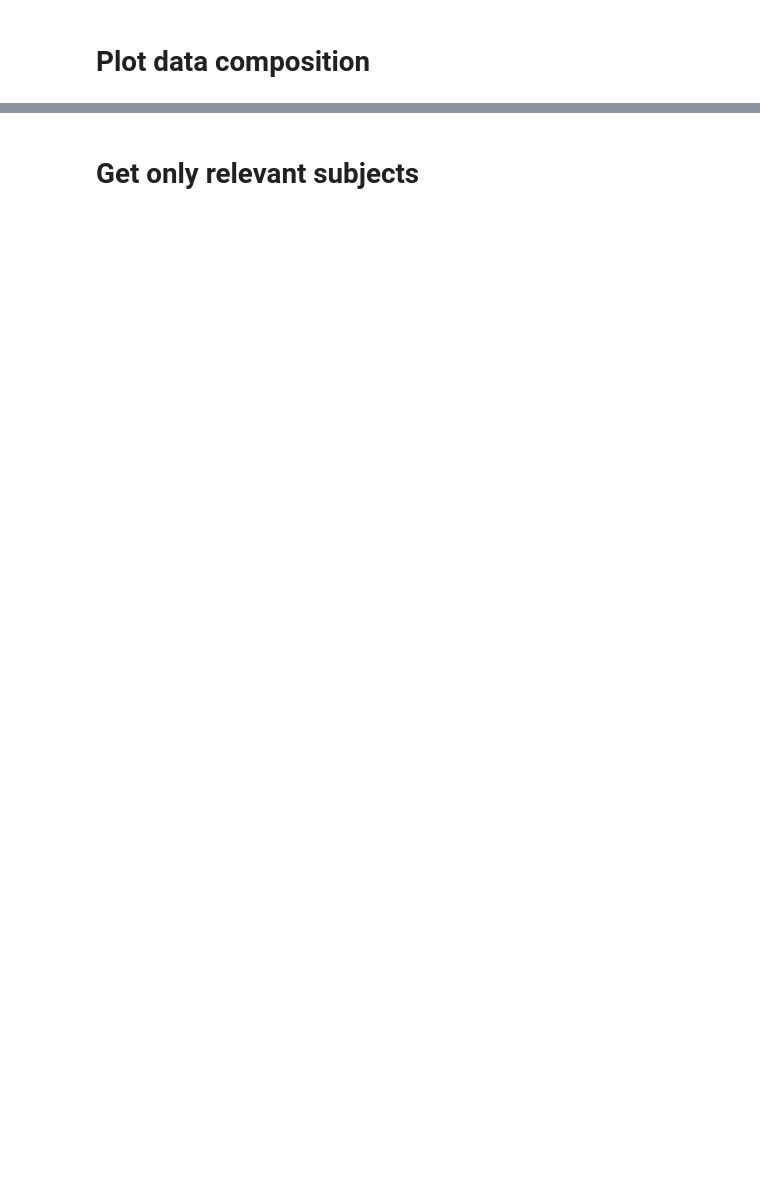
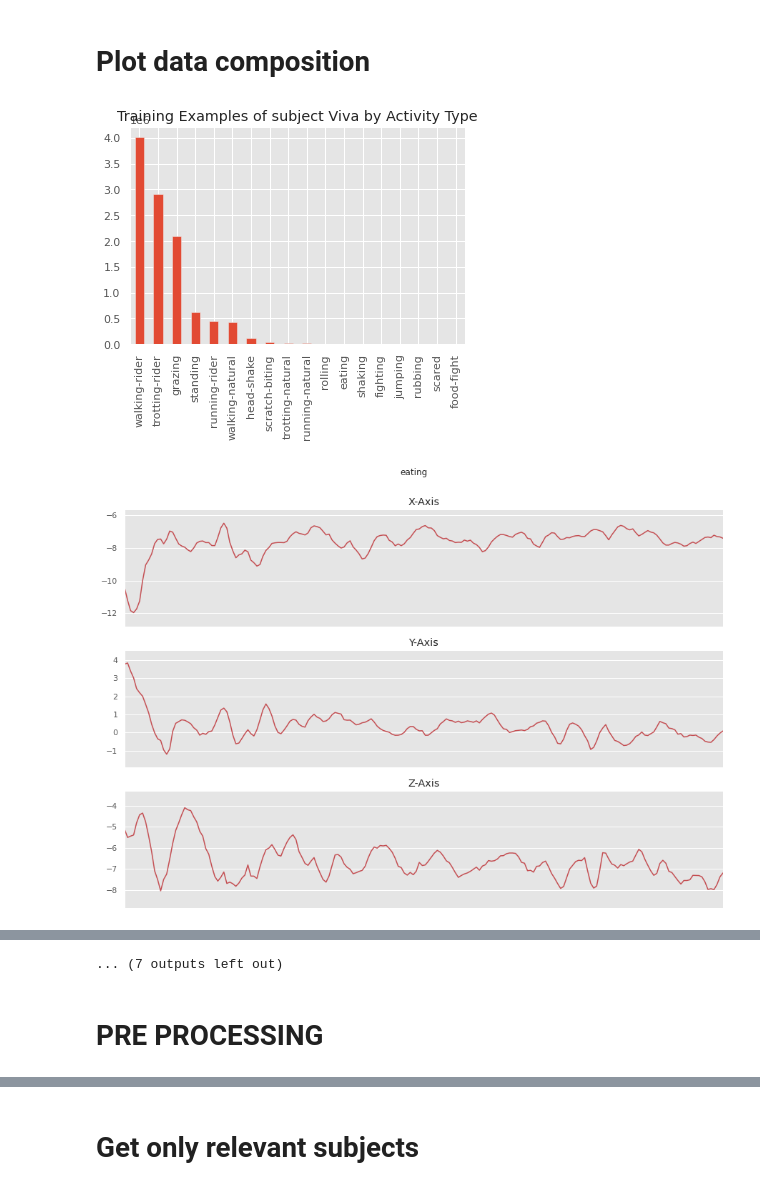
Before and after one commit to jacob-kamminga/AI_Sensus_thesis_experiments, a Jupyter notebook: Preprocessing.ipynb, the cells around one changed output, grey strips where cells are left out. Cells and saved outputs as stored; diff of their text form; code cells hidden in the pictures; blank space fills up the shorter version.

```diff
--- a/Preprocessing.ipynb
+++ b/Preprocessing.ipynb
@@ -108,34 +104,37 @@ df.head(10)
 # Plot data composition
 # %%
 
-#Training examples per activity type
-df['label'].value_counts().plot(kind='bar', title='Training Examples by Activity Type')
-plt.show()
+# #Training examples per activity type
+# df['label'].value_counts().plot(kind='bar', title='Training Examples of subject Viva by Activity Type')
+# plt.show()
 
-SECONDS = 10 #nr of seconds to display accelerometer data
-SAMPLING_RATE = 20 #the sampling rate at which data was recorded
+# SECONDS = 10 #nr of seconds to display accelerometer data
+# SAMPLING_RATE = 20 #the sampling rate at which data was recorded
 
-def plot_activity(activity, data):
+# def plot_activity(activity, data):
 
-    fig, (ax0, ax1, ax2) = plt.subplots(nrows=3, figsize=(15, 10), sharex=True)
-    plot_axis(ax0, data['datetime'], data['Ax'], 'X-Axis')
-    plot_axis(ax1, data['datetime'], data['Ay'], 'Y-Axis')
-    plot_axis(ax2, data['datetime'], data['Az'], 'Z-Axis')
-    plt.subplots_adjust(hspace=0.2)
-    fig.suptitle(activity)
-    plt.subplots_adjust(top=0.90)
-    plt.show()
+#     fig, (ax0, ax1, ax2) = plt.subplots(nrows=3, figsize=(15, 10), sharex=True)
+#     plot_axis(ax0, data['datetime'], data['Ax'], 'X-Axis')
+#     plot_axis(ax1, data['datetime'], data['Ay'], 'Y-Axis')
+#     plot_axis(ax2, data['datetime'], data['Az'], 'Z-Axis')
+#     plt.subplots_adjust(hspace=0.2)
+#     fig.suptitle(activity)
+#     plt.subplots_adjust(top=0.90)
+#     plt.show()
 
-def plot_axis(ax, x, y, title):
+# def plot_axis(ax, x, y, title):
 
-    ax.plot(x, y, 'r')
-    ax.set_title(title)
-    ax.xaxis.set_visible(False)
-    ax.set_ylim([min(y) - np.std(y), max(y) + np.std(y)])
-    ax.set_xlim([min(x), max(x)])
-    ax.grid(True)
+#     ax.plot(x, y, 'r')
+#     ax.set_title(title)
+#     ax.xaxis.set_visible(False)
+#     ax.set_ylim([min(y) - np.std(y), max(y) + np.std(y)])
+#     ax.set_xlim([min(x), max(x)])
+#     ax.grid(True)
 
-#plot all 3 subplots for each activity
-for activity in np.unique(df['label']):
-    subset = df[df['label'] == activity][:SECONDS*SAMPLING_RATE]
-    plot_activity(activity, subset)
+# #plot all 3 subplots for each activity
+# for activity in np.unique(df['label']):
+#     subset = df[df['label'] == activity][:SECONDS*SAMPLING_RATE]
+#     plot_activity(activity, subset)
+# %% [output]
+[figure, added]
+[figure, added]
@@ -141,0 +151,3 @@ for activity in np.unique(df['label']):
+... (7 outputs left out)
+# %% [markdown]
+# PRE PROCESSING
```
Also changed, not shown: parts of 26 cells of this notebook.
